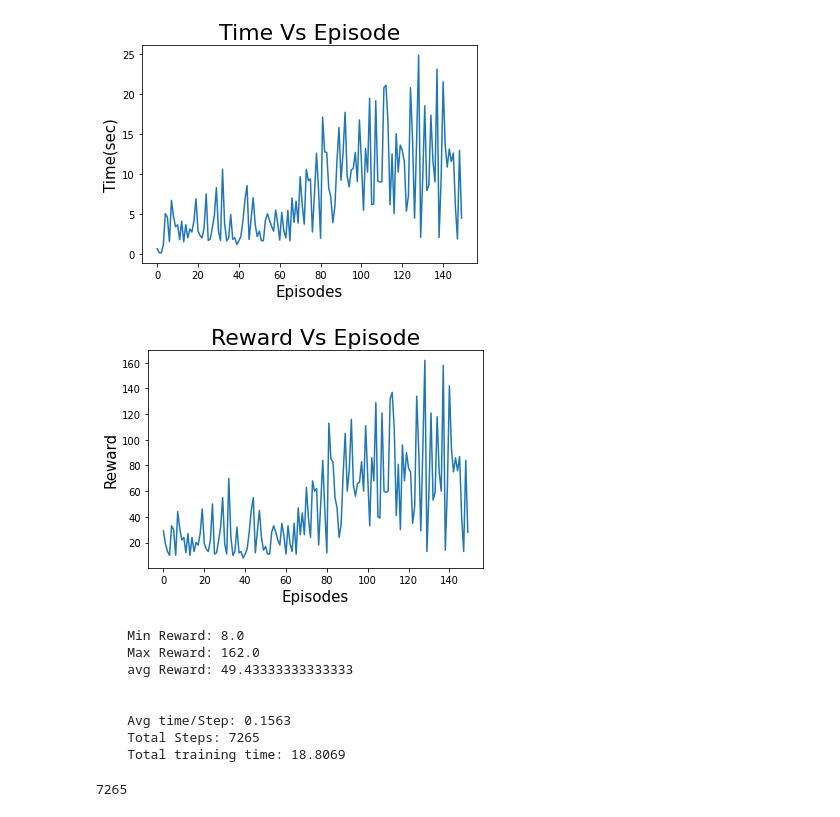
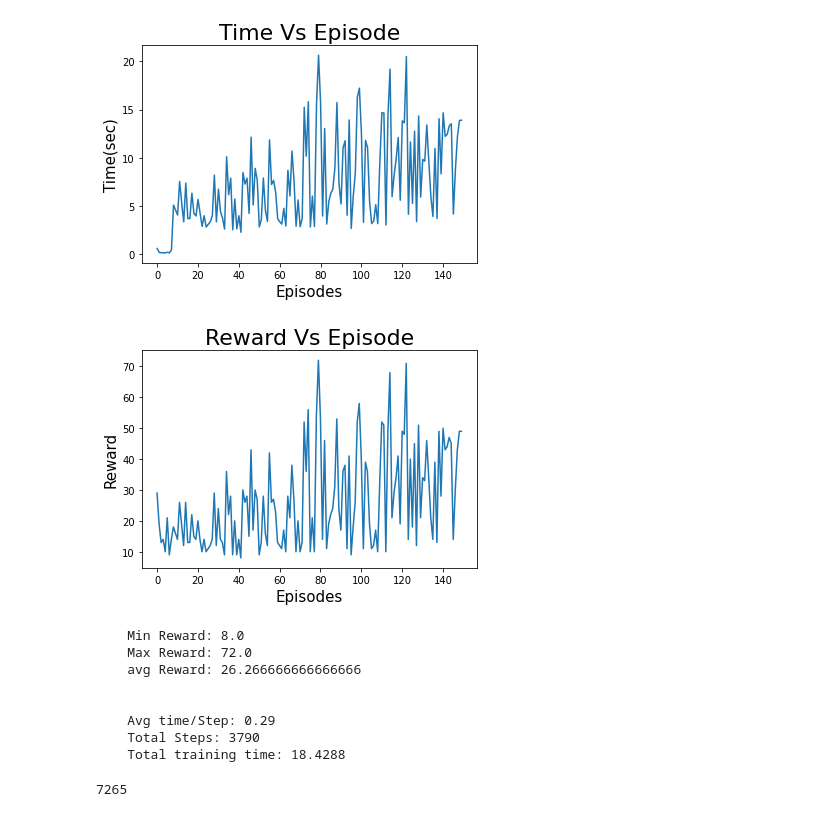
Before and after one commit to harishh1/rl, a Jupyter notebook: cartpole/analysis.ipynb, the cells around one changed output. Cells and saved outputs as stored; diff of their text form; code cells hidden in the pictures.

```diff
--- a/cartpole/analysis.ipynb
+++ b/cartpole/analysis.ipynb
@@ -9,42 +9,42 @@ def get_result(model_name):
     model_stats = np.load(str(model_dir.joinpath('my_file.npy')), allow_pickle = True).item()
     return model_stats
 # %%
-res1 = get_result('image_v_crop_64')
+res1 = get_result('image_v_crop_128')
 plt.plot(res1['time'])
 plt.title('Time Vs Episode', fontsize = 22)
 plt.xlabel('Episodes',fontsize = 15)
 plt.ylabel('Time(sec)',fontsize = 15)
 
 plt.show()
 
 plt.plot(res1['reward'])
 plt.title('Reward Vs Episode', fontsize = 22)
 plt.xlabel('Episodes',fontsize = 15)
 plt.ylabel('Reward',fontsize = 15)
 plt.show()
 
 print(f"""
 
     Min Reward: {min(res1['reward'])}
     Max Reward: {max(res1['reward'])}
     avg Reward: {sum(res1['reward'])/len(res1['reward'])}
     \n
     Avg time/Step: {round(np.average(res1['time']/res1['steps']),4)}
     Total Steps: {sum(res1['training_actions'].values())}
     Total training time: {round(sum(res1['time'])/60,4)}
 
 """)
 # %% [output]
-[figure, old version]
+[figure, new version]
-[figure, old version]
+[figure, new version]
     Min Reward: 8.0
-    Max Reward: 162.0
-    avg Reward: 49.43333333333333
+    Max Reward: 72.0
+    avg Reward: 26.266666666666666
 
 
-    Avg time/Step: 0.1563
-    Total Steps: 7265
-    Total training time: 18.8069
+    Avg time/Step: 0.29
+    Total Steps: 3790
+    Total training time: 18.4288
 # %%
 # %% [output]
 7265
```
Also changed, not shown: 3 other files.
